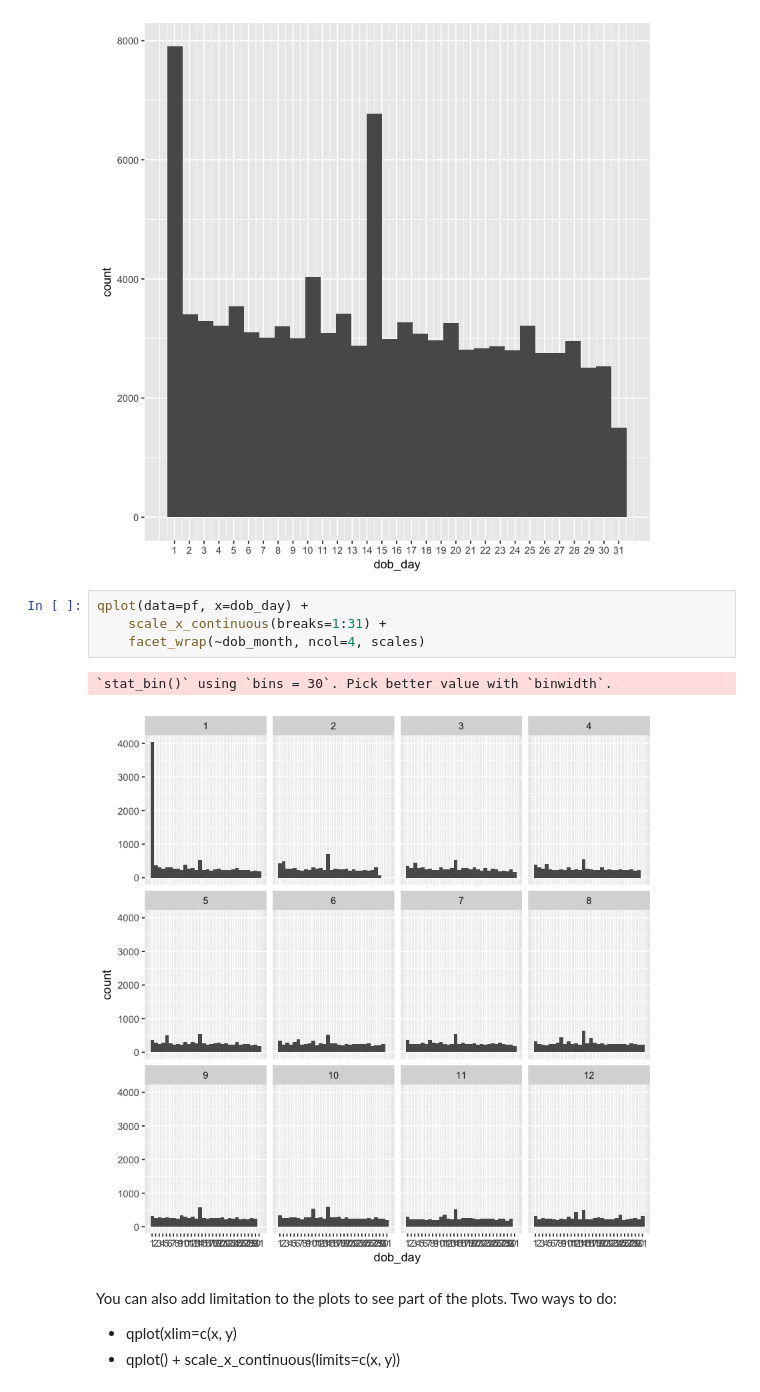
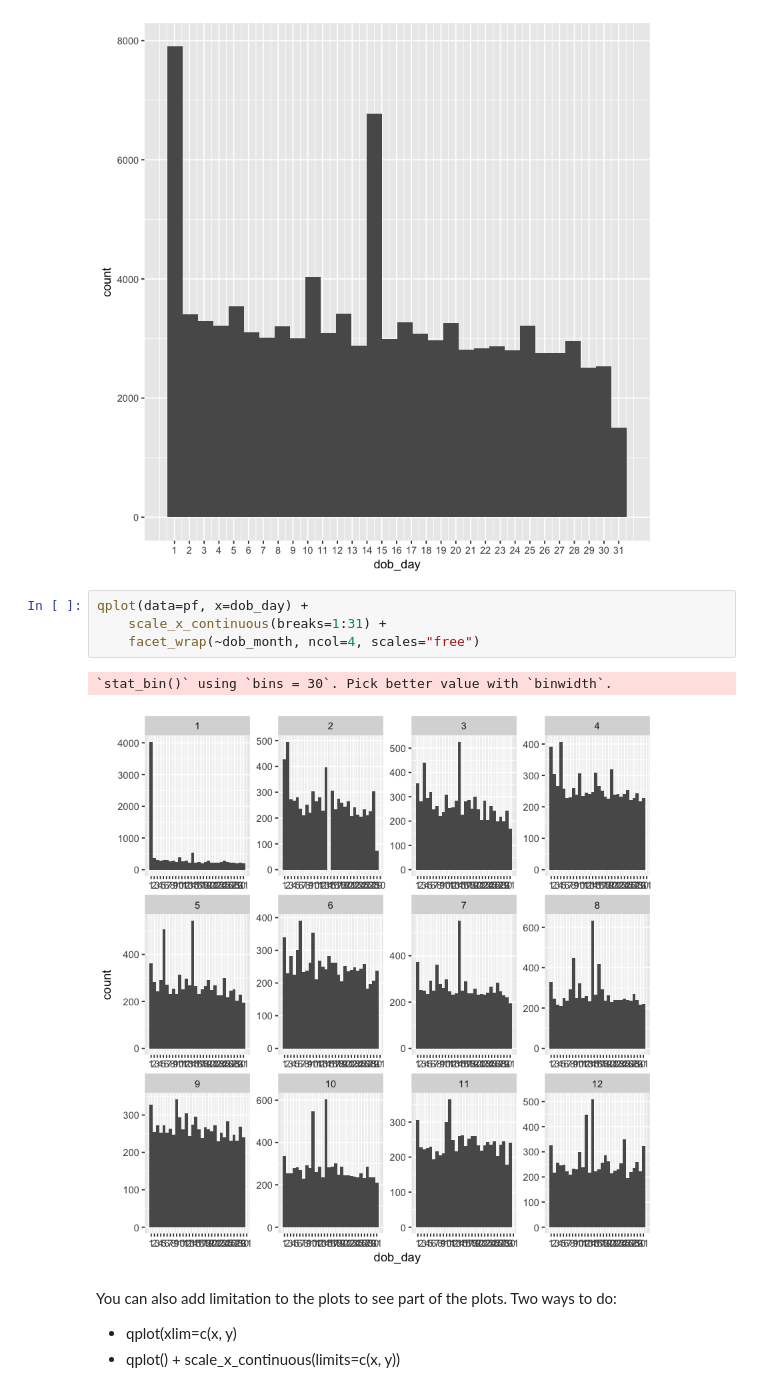
Before and after one commit to mukerong/Toolkit, a Jupyter notebook: R/R-Basics.ipynb, the cells around one changed output. Drawn from its saved outputs; the diff is of its cells as text.

```diff
--- a/R/R-Basics.ipynb
+++ b/R/R-Basics.ipynb
@@ -624,10 +630,10 @@ qplot(data=pf, x=dob_day) + scale_x_continuous(breaks=1:31)
 # %%
 qplot(data=pf, x=dob_day) +
     scale_x_continuous(breaks=1:31) +
-    facet_wrap(~dob_month, ncol=4, scales)
+    facet_wrap(~dob_month, ncol=4, scales="free")
 # %% [output]
 `stat_bin()` using `bins = 30`. Pick better value with `binwidth`.
-[figure, old version]
+[figure, new version]
 # %% [markdown]
 You can also add limitation to the plots to see part of the plots. Two ways to do:
 
```
Also changed, not shown: parts of 11 cells of this notebook.
